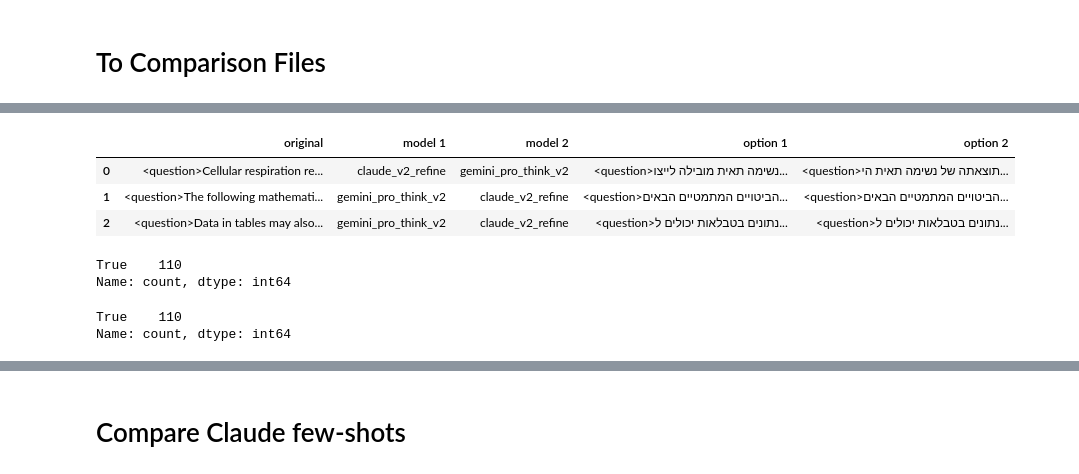
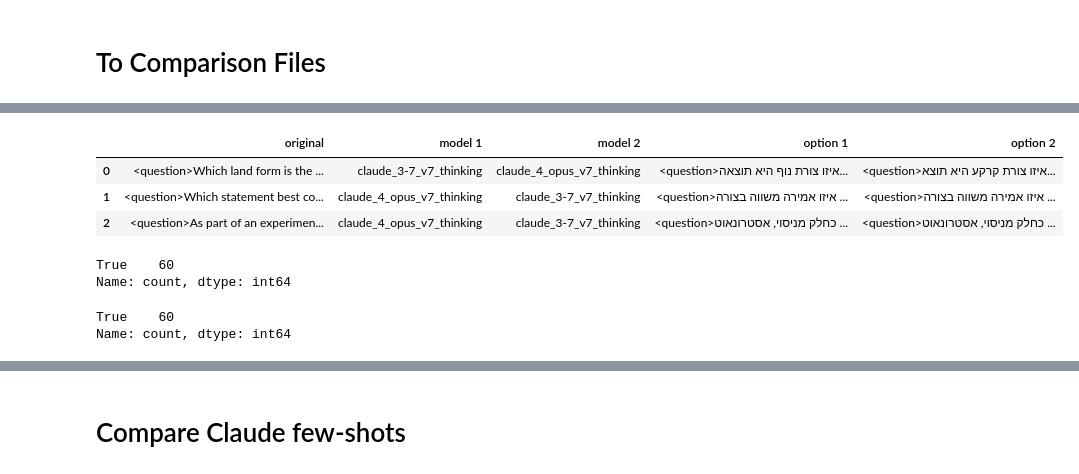
Before and after one commit to sarelWeinberger/qwen-hebrew-finetuning, a Jupyter notebook: translation/2 - compare_translations.ipynb, the cells around one changed output, grey strips where cells are left out. Cells and saved outputs as stored; diff of their text form; code cells hidden in the pictures.

Commit message:
Big commit: translated mmlu. added MQM. added gradio labeling. refined prompts. added claude reasoning. compared claude 3.7 and 4. added parsing to labeling. refactor notebooks names.

```diff
--- a/translation/compare_translations.ipynb
+++ b/translation/2 - compare_translations.ipynb
@@ -241,3 +243,16 @@ pd.Series([i[0][0] for i in lst]).value_counts()
 pd.Series([i[1][0] for i in lst]).value_counts()
 # %% [markdown]
 # To Comparison Files
+# %%
+lst = [
+    'compare_csv/arc_ai2_chall_train_top_20_claude_4.csv',
+    'compare_csv/gsm8k_main_test_top_20_claude_4.csv',
+    'compare_csv/mmlu_val_each_5_top_20_claude_4.csv',
+]
+
+df = pd.concat([pd.read_csv(f) for f in lst], ignore_index=True)
+text_df = pd.concat([pd.read_csv(f[:-4] + '-text.csv') for f in lst], ignore_index=True)
+
+print(df.shape, text_df.shape)
+display(df.head(3))
+display(text_df.head(1))
@@ -244,25 +267,25 @@ pd.Series([i[1][0] for i in lst]).value_counts()
 # %%
-compare_a = 'claude_v2_refine'
-compare_b = 'gemini_pro_think_v2'
+compare_a = 'claude_3-7_v7_thinking'
+compare_b = 'claude_4_opus_v7_thinking'
 new_df = df[['original']].copy()
 options = np.array([compare_a, compare_b])
 first_is = np.random.choice([0, 1], size=new_df.shape[0], replace=True)
 second_is = ~first_is
 first_is = options[first_is]
 second_is = options[second_is]
 
 new_df['model 1'] = first_is
 new_df['model 2'] = second_is
 
 new_df['option 1'] = df.head(new_df.shape[0]).apply(lambda x: x[first_is[x.name]], axis=1)
 new_df['option 2'] = df.head(new_df.shape[0]).apply(lambda x: x[second_is[x.name]], axis=1)
 
 new_df.head(3)
 # %% [output]
 |  | original | model 1 | model 2 | option 1 | option 2 |
-| 0 | <question>Cellular respiration re... | claude_v2_refine | gemini_pro_think_v2 | <question>נשימה תאית מובילה לייצו... | <question>תוצאתה של נשימה תאית הי... |
-| 1 | <question>The following mathemati... | gemini_pro_think_v2 | claude_v2_refine | <question>הביטויים המתמטיים הבאים... | <question>הביטויים המתמטיים הבאים... |
-| 2 | <question>Data in tables may also... | gemini_pro_think_v2 | claude_v2_refine | <question>נתונים בטבלאות יכולים ל... | <question>נתונים בטבלאות יכולים ל... |
+| 0 | <question>Which land form is the ... | claude_3-7_v7_thinking | claude_4_opus_v7_thinking | <question>איזו צורת נוף היא תוצאה... | <question>איזו צורת קרקע היא תוצא... |
+| 1 | <question>Which statement best co... | claude_4_opus_v7_thinking | claude_3-7_v7_thinking | <question>איזו אמירה משווה בצורה ... | <question>איזו אמירה משווה בצורה ... |
+| 2 | <question>As part of an experimen... | claude_4_opus_v7_thinking | claude_3-7_v7_thinking | <question>כחלק מניסוי, אסטרונאוט ... | <question>כחלק מניסוי, אסטרונאוט ... |
 # %%
 def right_1(x):
     if x['model 1'] == compare_a:
@@ -279,9 +302,9 @@ def right_2(x):
 display((new_df.apply(right_1, axis=1) == df[compare_a]).value_counts())
 display((new_df.apply(right_2, axis=1) == df[compare_b]).value_counts())
 # %% [output]
-True    110
+True    60
 Name: count, dtype: int64
-True    110
+True    60
 Name: count, dtype: int64
 # %%
 file_name
```
Also changed, not shown: parts of 24 cells of this notebook, 16 other files.
